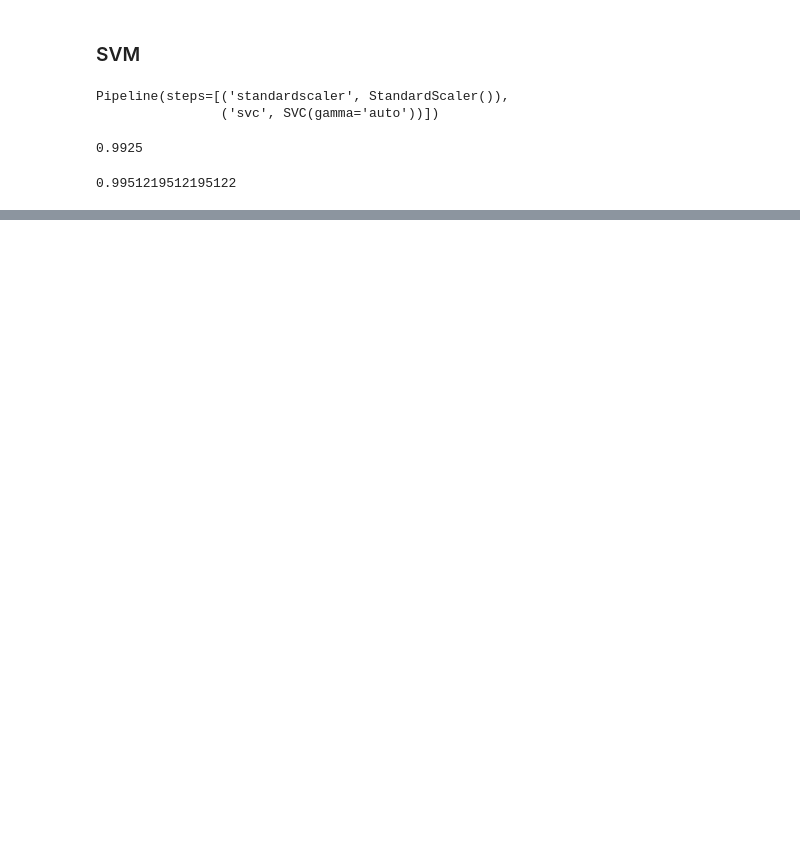
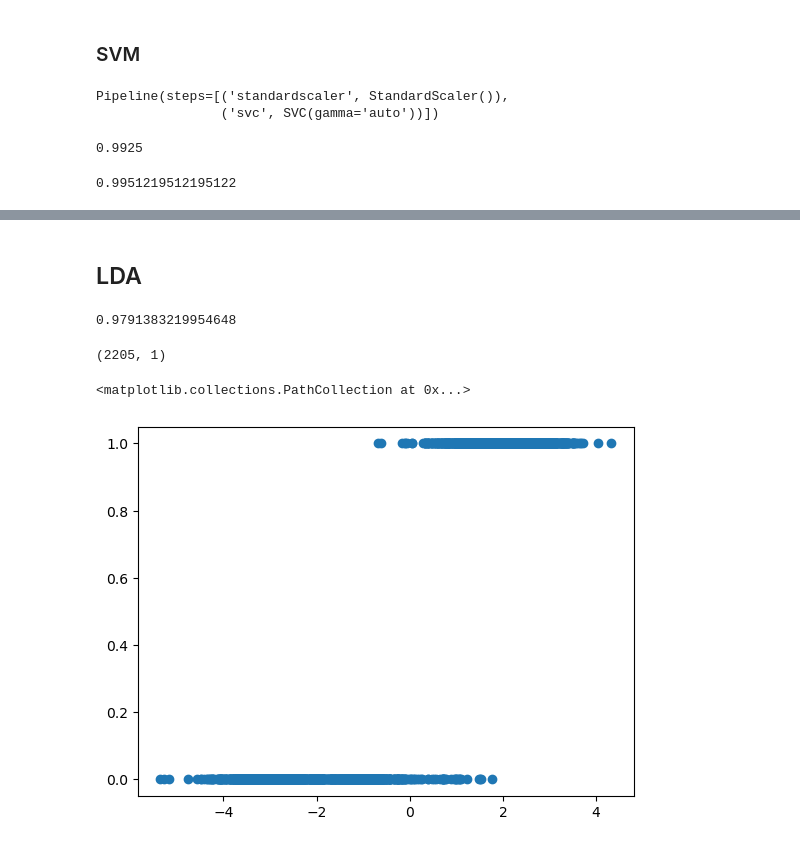
Before and after one commit to vcerchez/optimal-hydraulic, a Jupyter notebook: model.ipynb, the cells around one changed output, grey strips where cells are left out. Drawn from its saved outputs; the diff is of its cells as text; code cells hidden in the pictures; blank space fills up the shorter version.

```diff
--- a/model.ipynb
+++ b/model.ipynb
@@ -99,0 +209,19 @@ clf.score(X_test, y_test)
+# %% [markdown]
+## LDA
+# %%
+lda = LinearDiscriminantAnalysis(n_components=1)
+# %%
+X_transformed = lda.fit_transform(X, y)
+# %%
+lda.score(X, y)
+# %% [output]
+0.9791383219954648
+# %%
+X_transformed.shape
+# %% [output]
+(2205, 1)
+# %%
+plt.scatter(X_transformed, y)
+# %% [output]
+<matplotlib.collections.PathCollection at 0x...>
+[figure, added]
```
Also changed, not shown: parts of 23 cells of this notebook.
